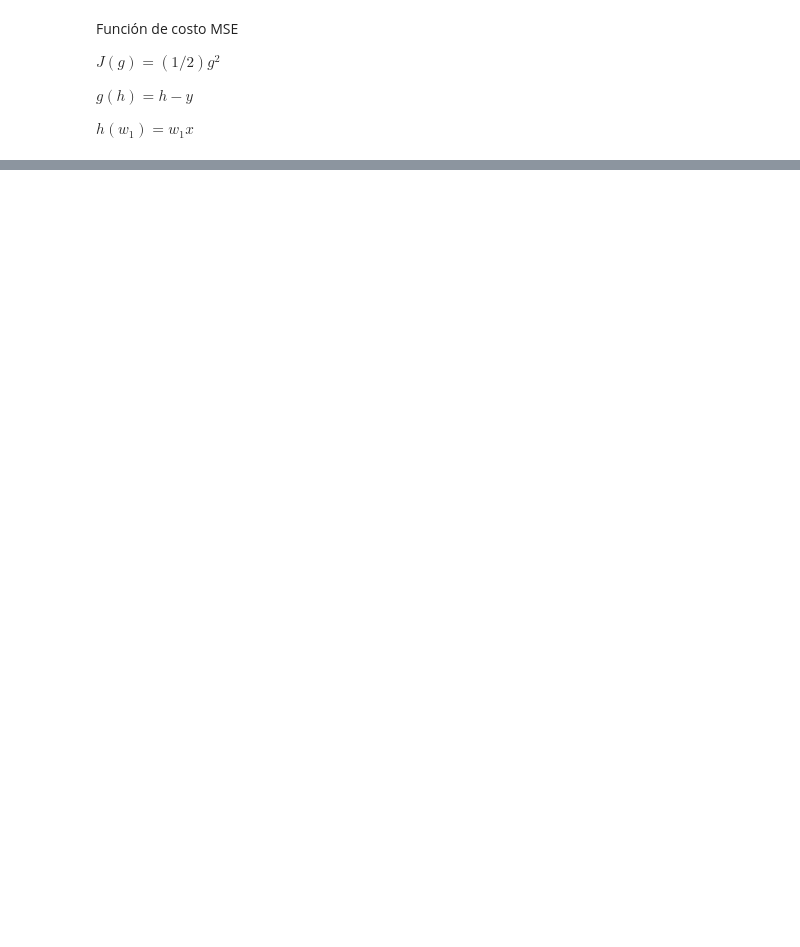
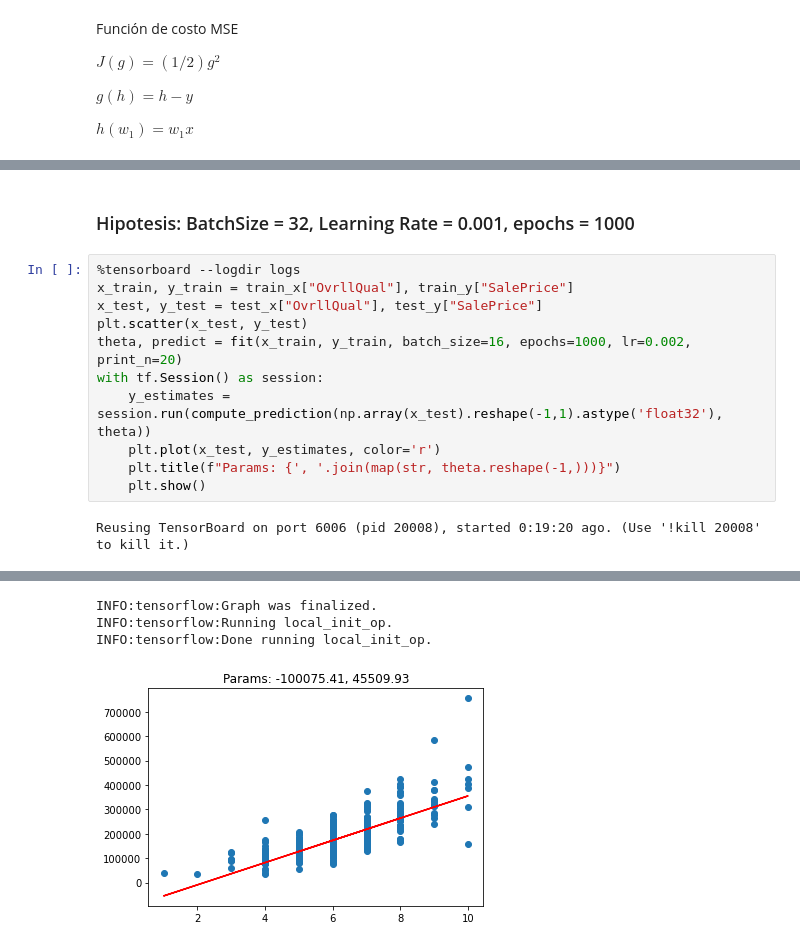
Before and after one commit to mazg-95/statistical-learning, a Jupyter notebook: Tarea1/mini-batch-gradient-descent.ipynb, the cells around one changed output, grey strips where cells are left out. Cells and saved outputs as stored; diff of their text form; blank space fills up the shorter version.

```diff
--- a/Tarea1/mini-batch-gradient-descent.ipynb
+++ b/Tarea1/mini-batch-gradient-descent.ipynb
@@ -175,0 +199,15 @@ INFO:tensorflow:Done running local_init_op.
+# %% [markdown]
+### Hipotesis: BatchSize = 32, Learning Rate = 0.001, epochs = 1000
+# %%
+%tensorboard --logdir logs
+x_train, y_train = train_x["OvrllQual"], train_y["SalePrice"]
+x_test, y_test = test_x["OvrllQual"], test_y["SalePrice"]
+plt.scatter(x_test, y_test)
+theta, predict = fit(x_train, y_train, batch_size=16, epochs=1000, lr=0.002, print_n=20)
+with tf.Session() as session:
+    y_estimates = session.run(compute_prediction(np.array(x_test).reshape(-1,1).astype('float32'), theta))
+    plt.plot(x_test, y_estimates, color='r')
+    plt.title(f"Params: {', '.join(map(str, theta.reshape(-1,)))}")
+    plt.show()
+# %% [output]
+Reusing TensorBoard on port 6006 (pid 20008), started 0:19:20 ago. (Use '!kill 20008' to kill it.)
@@ -175,0 +215,4 @@ INFO:tensorflow:Done running local_init_op.
+INFO:tensorflow:Graph was finalized.
+INFO:tensorflow:Running local_init_op.
+INFO:tensorflow:Done running local_init_op.
+[figure, added]
```
Also changed, not shown: parts of 13 cells of this notebook, 12 other files.
